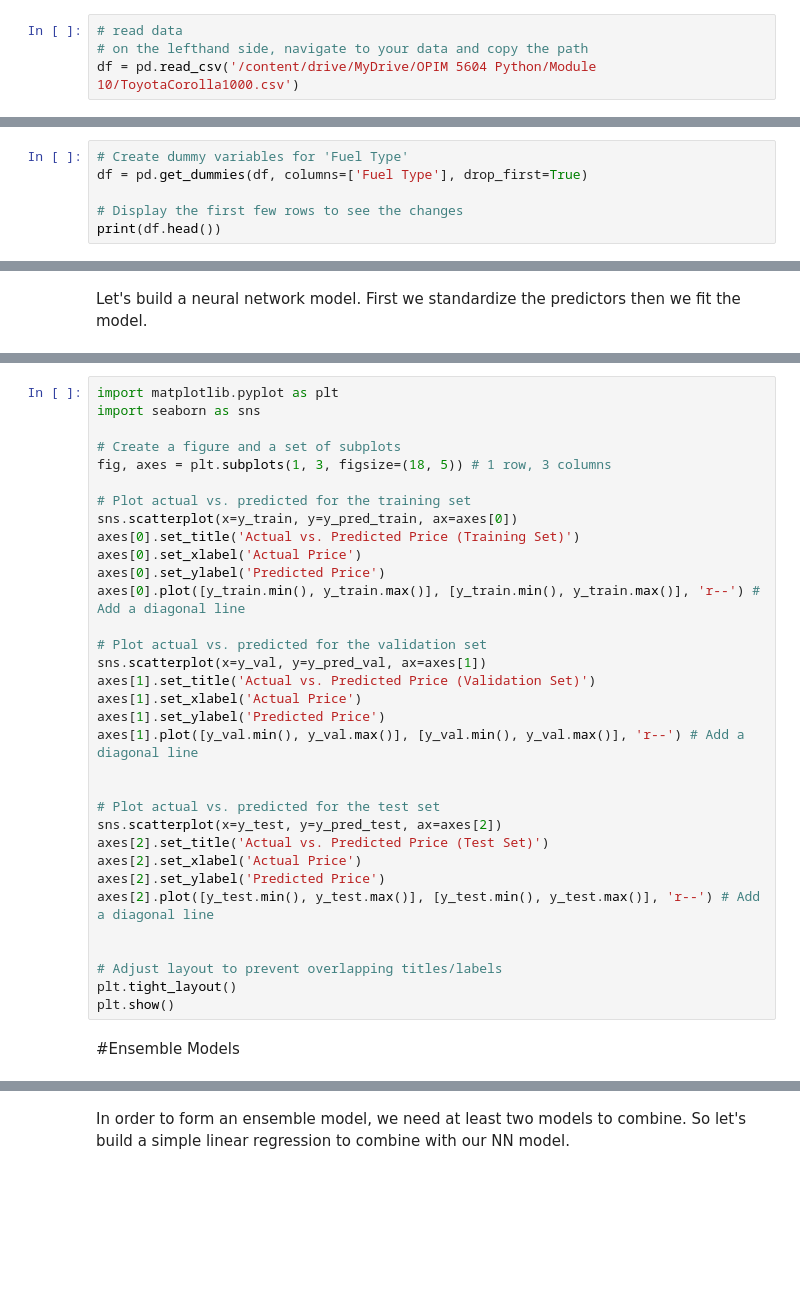
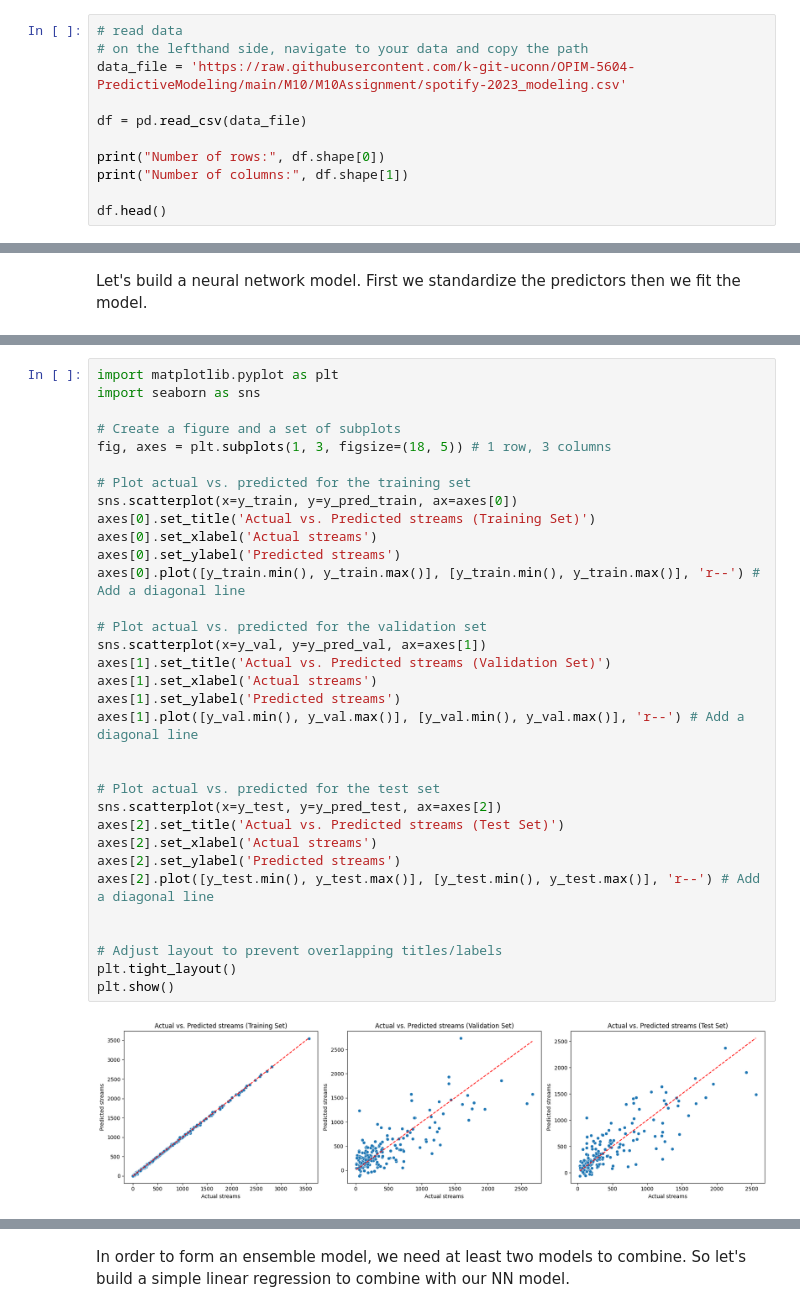
Before and after one commit to k-git-uconn/OPIM-5604-PredictiveModeling, a Jupyter notebook: M10/M10Assignment/M10 Assignment Solution.ipynb, the cells around one changed output, grey strips where cells are left out. Saved outputs shown, nothing was run; the diff lists cells and outputs as text; blank space fills up the shorter version.

```diff
--- a/M10/M10Assignment/M10 Assignment Solution.ipynb
+++ b/M10/M10Assignment/M10 Assignment Solution.ipynb
@@ -29,4 +27,11 @@ drive.mount('/content/drive')
 # %%
 # read data
 # on the lefthand side, navigate to your data and copy the path
-df = pd.read_csv('/content/drive/MyDrive/OPIM 5604 Python/Module 10/ToyotaCorolla1000.csv')
+data_file = 'https://raw.githubusercontent.com/k-git-uconn/OPIM-5604-PredictiveModeling/main/M10/M10Assignment/spotify-2023_modeling.csv'
+
+df = pd.read_csv(data_file)
+
+print("Number of rows:", df.shape[0])
+print("Number of columns:", df.shape[1])
+
+df.head()
@@ -41,6 +47,0 @@ print(df.head())
-# %%
-# Create dummy variables for 'Fuel Type'
-df = pd.get_dummies(df, columns=['Fuel Type'], drop_first=True)
-
-# Display the first few rows to see the changes
-print(df.head())
@@ -173,35 +285,35 @@ And the actual by predicted plots.  Both these and the residuals show one car in
 # %%
 import matplotlib.pyplot as plt
 import seaborn as sns
 
 # Create a figure and a set of subplots
 fig, axes = plt.subplots(1, 3, figsize=(18, 5)) # 1 row, 3 columns
 
 # Plot actual vs. predicted for the training set
 sns.scatterplot(x=y_train, y=y_pred_train, ax=axes[0])
-axes[0].set_title('Actual vs. Predicted Price (Training Set)')
-axes[0].set_xlabel('Actual Price')
-axes[0].set_ylabel('Predicted Price')
+axes[0].set_title('Actual vs. Predicted streams (Training Set)')
+axes[0].set_xlabel('Actual streams')
+axes[0].set_ylabel('Predicted streams')
 axes[0].plot([y_train.min(), y_train.max()], [y_train.min(), y_train.max()], 'r--') # Add a diagonal line
 
 # Plot actual vs. predicted for the validation set
 sns.scatterplot(x=y_val, y=y_pred_val, ax=axes[1])
-axes[1].set_title('Actual vs. Predicted Price (Validation Set)')
-axes[1].set_xlabel('Actual Price')
-axes[1].set_ylabel('Predicted Price')
+axes[1].set_title('Actual vs. Predicted streams (Validation Set)')
+axes[1].set_xlabel('Actual streams')
+axes[1].set_ylabel('Predicted streams')
 axes[1].plot([y_val.min(), y_val.max()], [y_val.min(), y_val.max()], 'r--') # Add a diagonal line
 
 
 # Plot actual vs. predicted for the test set
 sns.scatterplot(x=y_test, y=y_pred_test, ax=axes[2])
-axes[2].set_title('Actual vs. Predicted Price (Test Set)')
-axes[2].set_xlabel('Actual Price')
-axes[2].set_ylabel('Predicted Price')
+axes[2].set_title('Actual vs. Predicted streams (Test Set)')
+axes[2].set_xlabel('Actual streams')
+axes[2].set_ylabel('Predicted streams')
 axes[2].plot([y_test.min(), y_test.max()], [y_test.min(), y_test.max()], 'r--') # Add a diagonal line
 
 
 # Adjust layout to prevent overlapping titles/labels
 plt.tight_layout()
 plt.show()
+# %% [output]
+[figure, added]
-# %% [markdown]
-#Ensemble Models
```
Also changed, not shown: parts of 58 cells of this notebook.
